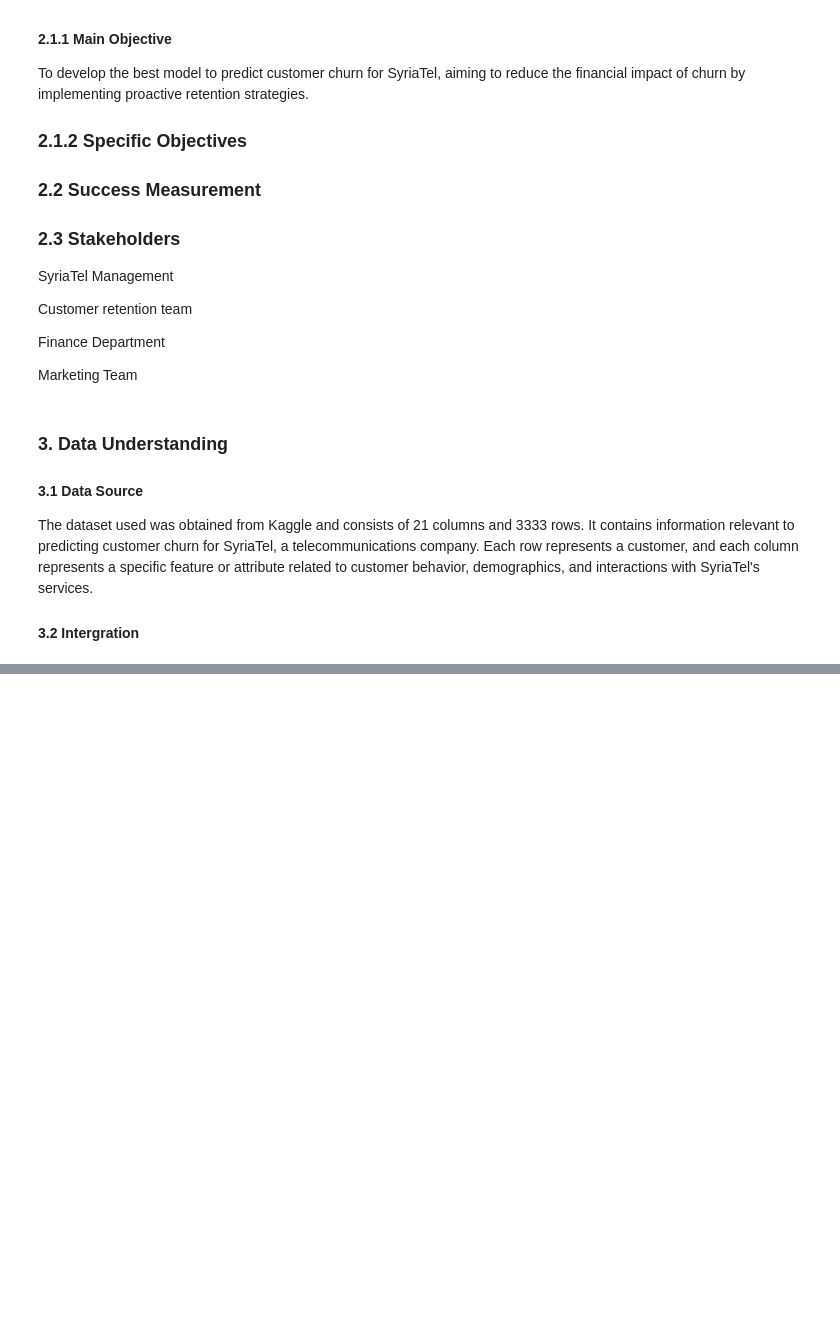
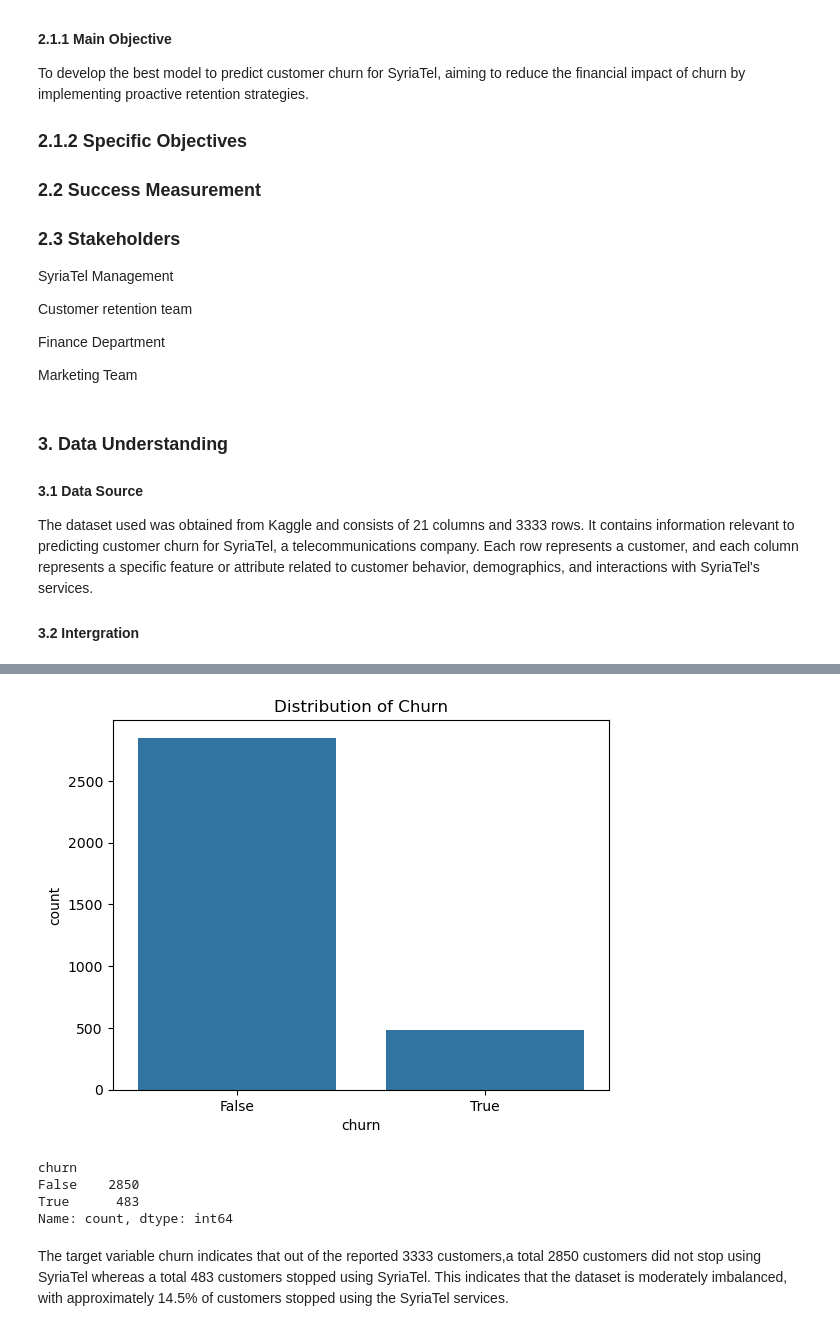
Before and after one commit to Marian-amo/SyriaTel--telecom-customer-churn-prediction, a Jupyter notebook: notebook.ipynb, the cells around one changed output, grey strips where cells are left out. Drawn from its saved outputs; the diff is of its cells as text; code cells hidden in the pictures; blank space fills up the shorter version.

Commit message:
Add data description and target variable

```diff
--- a/notebook.ipynb
+++ b/notebook.ipynb
@@ -36,0 +66,4 @@ The dataset used  was obtained from Kaggle and consists of 21 columns and 3333 r
+# %%
+df = pd.read_csv("bigml_59c28831336c6604c800002a.csv")
+df_copy = df.copy()
+df_copy.head()
@@ -36,0 +113,14 @@ The dataset used  was obtained from Kaggle and consists of 21 columns and 3333 r
+# %%
+#Checking for class imbalance in the target variable 'churn'
+sns.countplot(x='churn', data=df_copy)
+plt.title('Distribution of Churn')
+plt.show()
+print(df_copy['churn'].value_counts())
+# %% [output]
+[figure, added]
+churn
+False    2850
+True      483
+Name: count, dtype: int64
+# %% [markdown]
+The target variable churn indicates that out of the reported 3333 customers,a total 2850 customers did not stop using SyriaTel whereas a total 483 customers stopped using SyriaTel. This indicates that the dataset is moderately imbalanced, with approximately 14.5% of customers stopped using the SyriaTel services.
```
Also changed, not shown: parts of 7 cells of this notebook.
